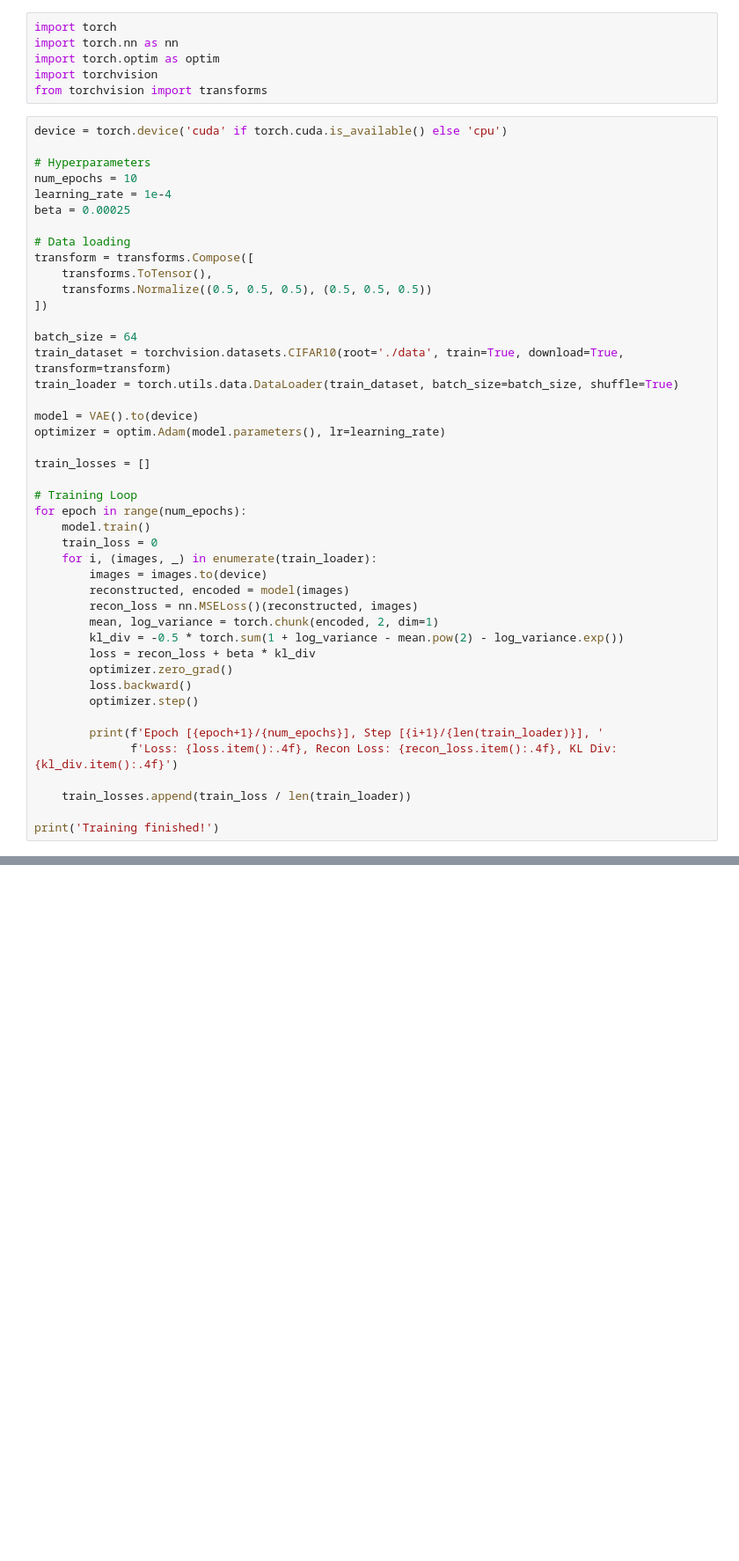
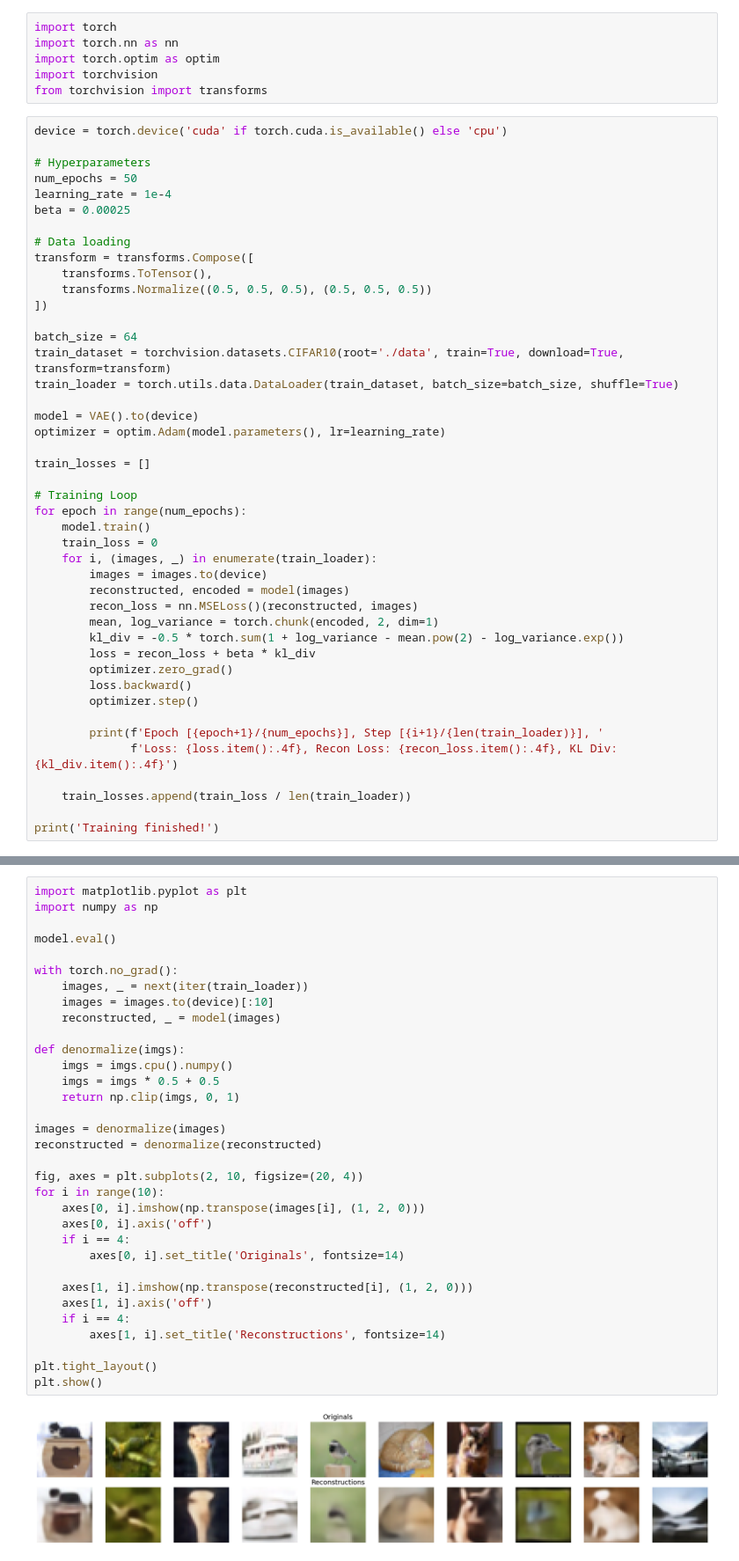
Before and after one commit to Vozikis/Generative-AI-Models, a Jupyter notebook: Attention VAE/Attention_VAE.ipynb, the cells around one changed output, grey strips where cells are left out. Shown at 88% size. Saved outputs shown, nothing was run; the diff lists cells and outputs as text; blank space fills up the shorter version.

```diff
--- a/Attention VAE/Attention_VAE.ipynb
+++ b/Attention VAE/Attention_VAE.ipynb
@@ -230,7 +240,7 @@ from torchvision import transforms
 device = torch.device('cuda' if torch.cuda.is_available() else 'cpu')
 
 # Hyperparameters
-num_epochs = 10
+num_epochs = 50
 learning_rate = 1e-4
 beta = 0.00025
 
@@ -307,0 +301,35 @@ plt.show()
+# %%
+import matplotlib.pyplot as plt
+import numpy as np
+
+model.eval()
+
+with torch.no_grad():
+    images, _ = next(iter(train_loader))
+    images = images.to(device)[:10]
+    reconstructed, _ = model(images)
+
+def denormalize(imgs):
+    imgs = imgs.cpu().numpy()
+    imgs = imgs * 0.5 + 0.5
+    return np.clip(imgs, 0, 1)
+
+images = denormalize(images)
+reconstructed = denormalize(reconstructed)
+
+fig, axes = plt.subplots(2, 10, figsize=(20, 4))
+for i in range(10):
+    axes[0, i].imshow(np.transpose(images[i], (1, 2, 0)))
+    axes[0, i].axis('off')
+    if i == 4:
+        axes[0, i].set_title('Originals', fontsize=14)
+
+    axes[1, i].imshow(np.transpose(reconstructed[i], (1, 2, 0)))
+    axes[1, i].axis('off')
+    if i == 4:
+        axes[1, i].set_title('Reconstructions', fontsize=14)
+
+plt.tight_layout()
+plt.show()
+# %% [output]
+[figure, added]
```
Also changed, not shown: parts of 3 cells of this notebook.
